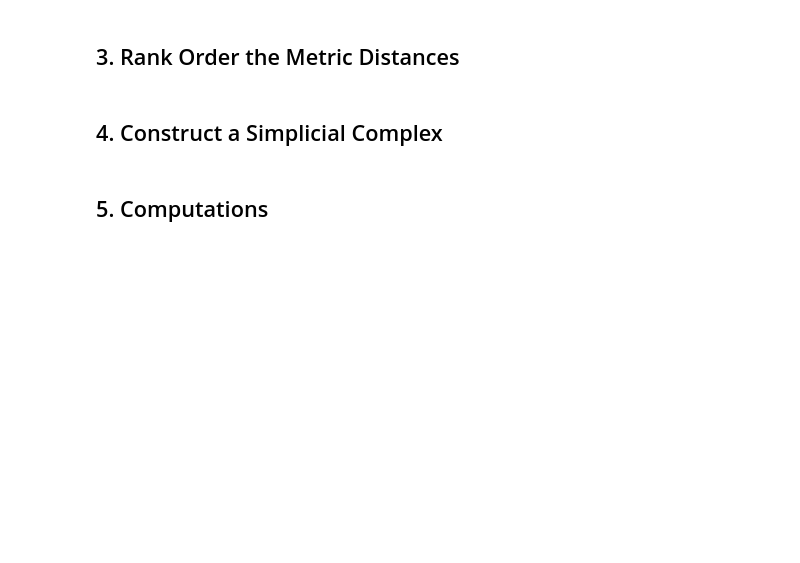
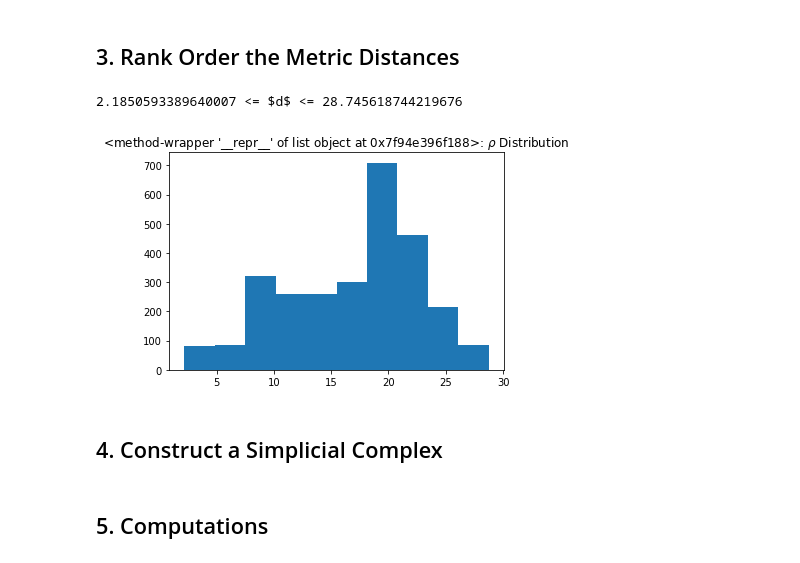
Before and after one commit to BVanDeWater/625.687, a Jupyter notebook: Notebooks/Homework12.ipynb, the cells around one changed output. Saved outputs shown, nothing was run; the diff lists cells and outputs as text; code cells hidden in the pictures; blank space fills up the shorter version.

```diff
--- a/Notebooks/Homework12.ipynb
+++ b/Notebooks/Homework12.ipynb
@@ -36,5 +105,22 @@ except:
 # %% [markdown]
 ## 3. Rank Order the Metric Distances
+# %%
+def describe_dmatrix(dmatrix, plot=True):
+    distances = []
+    for r, row in enumerate(dmatrix):
+        for c, col in enumerate(row[r+1:]):
+            distances.append(col)
+
+    print(f"{min(distances)} <= $d$ <= {max(distances)}")
+    if plot:
+        plt.title(r"{}: $\rho$ Distribution".format())
+        plt.hist(distances)
+        plt.show()
+
+describe_dmatrix(dmatrix_19112)
+# %% [output]
+2.1850593389640007 <= $d$ <= 28.745618744219676
+[figure, added]
 # %% [markdown]
 ## 4. Construct a Simplicial Complex
 # %% [markdown]
```
Also changed, not shown: parts of 8 cells of this notebook.
